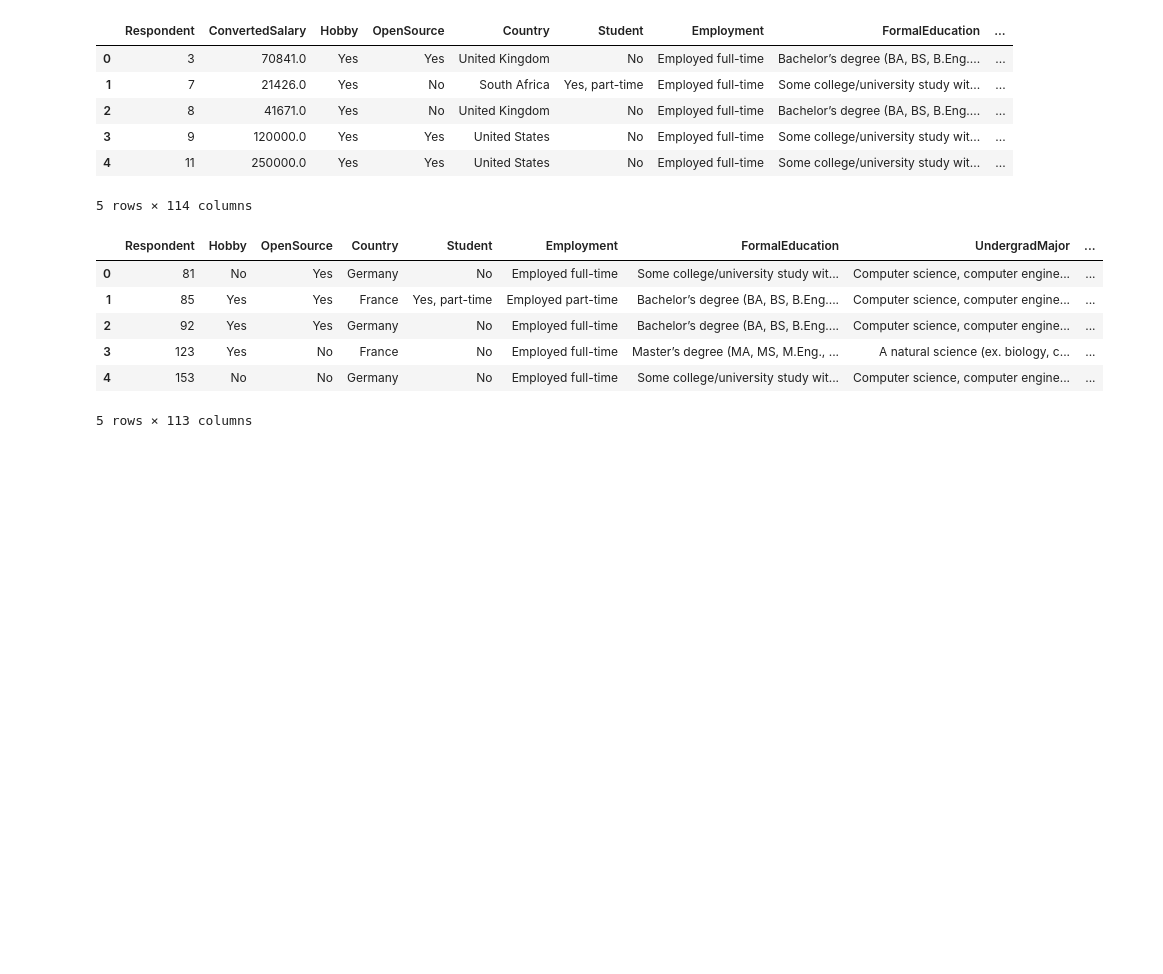
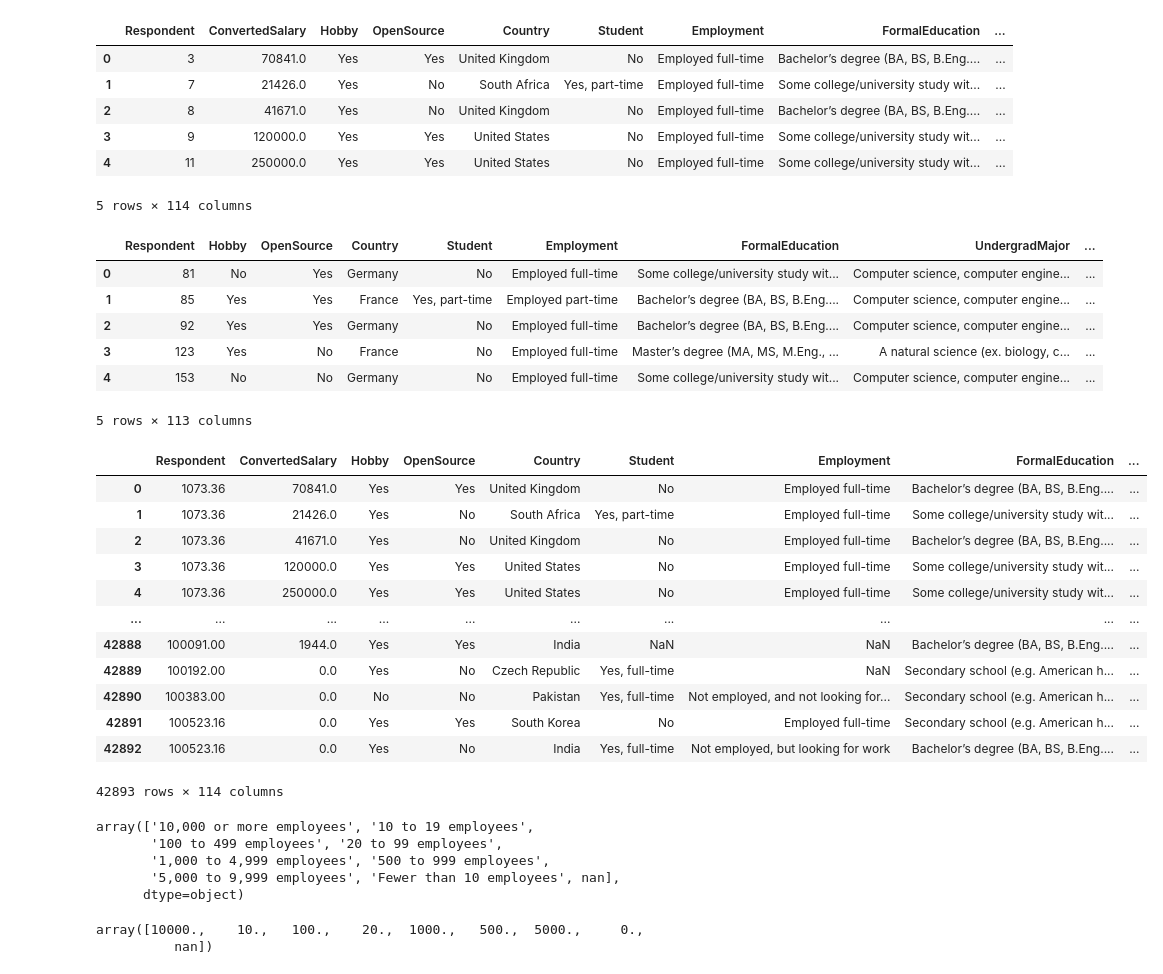
Before and after one commit to lemmingy/My_pipelines, a Jupyter notebook: liner_model.ipynb, the cells around one changed output. Saved outputs shown, nothing was run; the diff lists cells and outputs as text; code cells hidden in the pictures; blank space fills up the shorter version.

```diff
--- a/liner_model.ipynb
+++ b/liner_model.ipynb
@@ -52,3 +62,52 @@ def get_columns(df):
   return lis_cols_num, lis_cols_cat
 
 lis_cols_num, lis_cols_cat  =  get_columns(df_train)
+# %%
+# 数値カラムの外れ値の影響を減らすためのクリッピング
+def clip(df, lis_cols_num):
+  for col in lis_cols_num:
+    upperbound, lowerbound= np.percentile(df[col],[1,99])
+    df[col]=np.clip(df[col],upperbound,lowerbound)
+    return df
+
+df_train = clip(df_train, lis_cols_num)
+df_train
+# %% [output]
+|  | Respondent | ConvertedSalary | Hobby | OpenSource | Country | Student | Employment | FormalEducation | ... |
+| 0 | 1073.36 | 70841.0 | Yes | Yes | United Kingdom | No | Employed full-time | Bachelor’s degree (BA, BS, B.Eng.... | ... |
+| 1 | 1073.36 | 21426.0 | Yes | No | South Africa | Yes, part-time | Employed full-time | Some college/university study wit... | ... |
+| 2 | 1073.36 | 41671.0 | Yes | No | United Kingdom | No | Employed full-time | Bachelor’s degree (BA, BS, B.Eng.... | ... |
+| 3 | 1073.36 | 120000.0 | Yes | Yes | United States | No | Employed full-time | Some college/university study wit... | ... |
+| 4 | 1073.36 | 250000.0 | Yes | Yes | United States | No | Employed full-time | Some college/university study wit... | ... |
+| ... | ... | ... | ... | ... | ... | ... | ... | ... | ... |
+| 42888 | 100091.00 | 1944.0 | Yes | Yes | India | NaN | NaN | Bachelor’s degree (BA, BS, B.Eng.... | ... |
+| 42889 | 100192.00 | 0.0 | Yes | No | Czech Republic | Yes, full-time | NaN | Secondary school (e.g. American h... | ... |
+| 42890 | 100383.00 | 0.0 | No | No | Pakistan | Yes, full-time | Not employed, and not looking for... | Secondary school (e.g. American h... | ... |
+| 42891 | 100523.16 | 0.0 | Yes | Yes | South Korea | No | Employed full-time | Secondary school (e.g. American h... | ... |
+| 42892 | 100523.16 | 0.0 | Yes | No | India | Yes, full-time | Not employed, but looking for work | Bachelor’s degree (BA, BS, B.Eng.... | ... |
+42893 rows × 114 columns
+# %%
+#特定のカテゴリ特徴量を数字に変換する準備 #testと見比べる
+df_train["CompanySize"].unique()
+# %% [output]
+array(['10,000 or more employees', '10 to 19 employees',
+       '100 to 499 employees', '20 to 99 employees',
+       '1,000 to 4,999 employees', '500 to 999 employees',
+       '5,000 to 9,999 employees', 'Fewer than 10 employees', nan],
+      dtype=object)
+# %%
+#特定のカテゴリ特徴量を数字に変換する
+def order_num(df, col, lis):
+  now_lis = df[col].unique()
+  dic = {}
+  for a, b in zip(now_lis, lis):
+    dic[a] = b
+  df[col].replace(dic, inplace = True)
+  return df
+
+order_lis=[10000, 10, 100, 20, 1000, 500, 5000, 0, np.nan]
+df_train =order_num(df_train, "CompanySize", order_lis)
+df_train["CompanySize"].unique()
+# %% [output]
+array([10000.,    10.,   100.,    20.,  1000.,   500.,  5000.,     0.,
+          nan])
```
Also changed, not shown: parts of 6 cells of this notebook.
